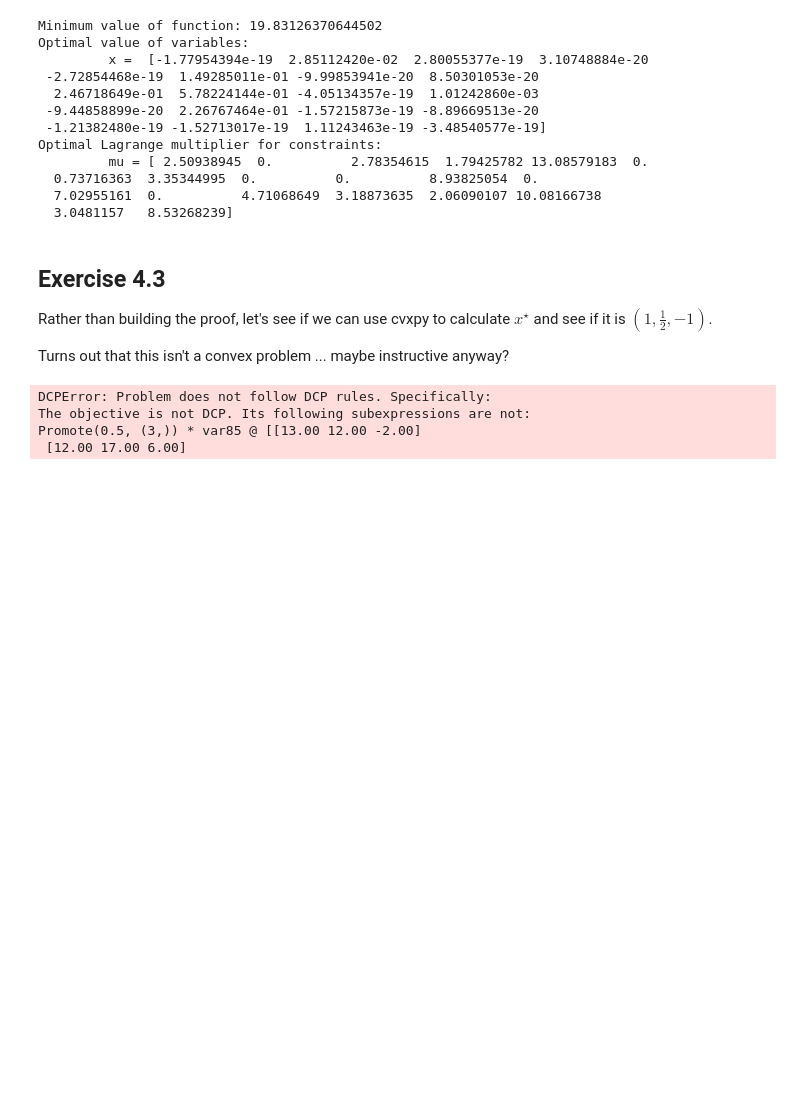
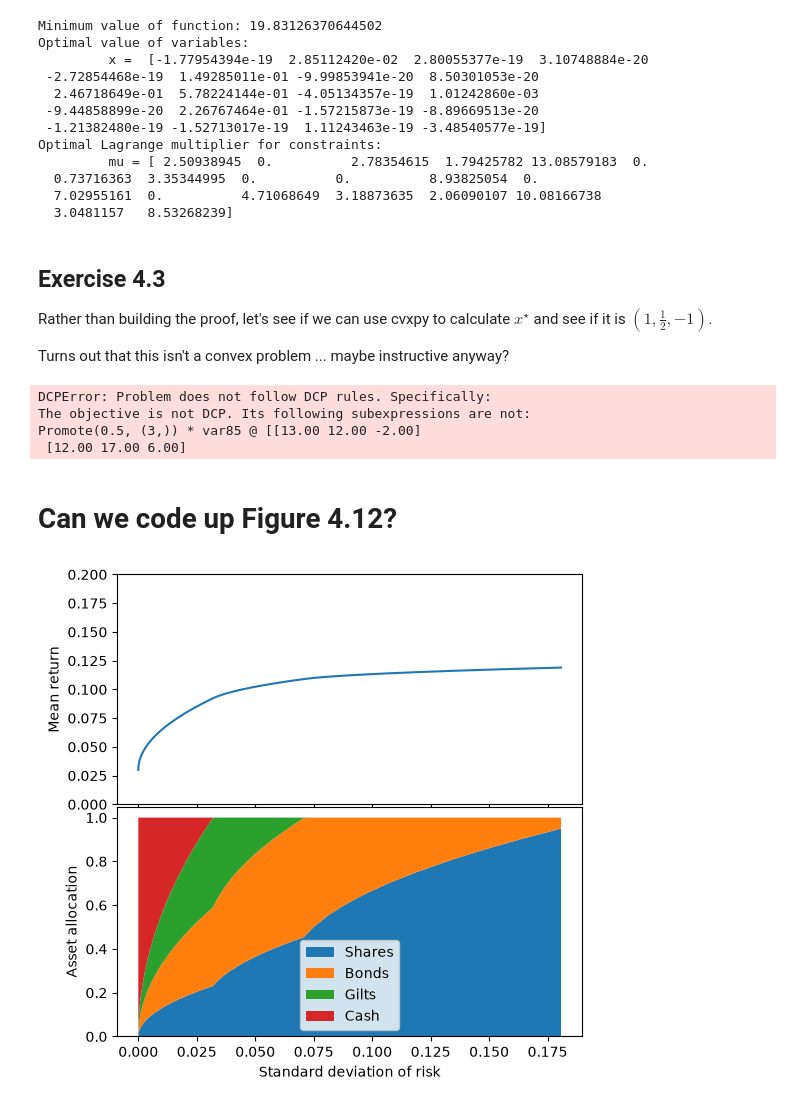
Before and after one commit to andreww/convex-games, a Jupyter notebook: first-notebook.ipynb, the cells around one changed output. Saved outputs shown, nothing was run; the diff lists cells and outputs as text; code cells hidden in the pictures; blank space fills up the shorter version.

```diff
--- a/first-notebook.ipynb
+++ b/first-notebook.ipynb
@@ -66,3 +66,66 @@ DCPError: Problem does not follow DCP rules. Specifically:
 The objective is not DCP. Its following subexpressions are not:
 Promote(0.5, (3,)) * var85 @ [[13.00 12.00 -2.00]
  [12.00 17.00 6.00]
+# %% [markdown]
+# Can we code up Figure 4.12?
+# %%
+import cvxpy as cp
+import numpy as np
+import matplotlib.pyplot as plt
+
+# Problem data (table on page 168).
+n = 4
+labels = ["Shares", "Bonds", "Gilts", "Cash"]
+sigma = np.zeros((4,4))
+sigma[0,0] = 0.2
+sigma[1,1] = 0.1
+sigma[2,2] = 0.05
+sigma[3,3] = 0.0 # variance
+p = np.array((0.12, 0.10, 0.07, 0.03)) # Prices
+x = cp.Variable(n) # Asset allocations (solved for)
+
+# problem parameters ()
+r_min = cp.Parameter(nonneg=True) # Minimum acceptable return
+
+
+# Construct the problem.
+
+objective = cp.Minimize(x.T @ sigma @ x)
+mean_return = p.T @ x
+constraints = [mean_return >= r_min,
+               cp.sum(x) == 1,
+               x >= 0]
+prob = cp.Problem(objective, constraints)
+
+# results for plotting
+mean_returns = []
+allocations = []
+risks = []
+
+for target in np.arange(0.02, 0.12, 0.001):
+    r_min.value = target
+    # The optimal objective value is returned by `prob.solve()`.
+    result = prob.solve()
+    # The optimal value for x is stored in `x.value`.
+    #print(f"For target minimum return of {target}")
+    #print(f"calculated risk is: {objective.value}")
+    risks.append(objective.value)
+    #print(f"mean return is: {mean_return.value}")
+    mean_returns.append(mean_return.value)
+    #print(f"asset allocation: {x.value}")
+    allocations.append(x.value)
+
+fig, axs = plt.subplots(nrows=2, sharex=True, figsize=(6, 6))
+fig.subplots_adjust(hspace=0.01)
+axs[0].plot(risks, mean_returns)
+axs[0].set_ylim(0.0, 0.20)
+axs[0].set_ylabel("Mean return")
+a = np.array(allocations)
+axs[1].stackplot(risks, a.T, labels=labels)
+axs[1].legend()
+axs[1].set_xlabel("Standard deviation of risk")
+axs[1].set_ylabel("Asset allocation")
+
+plt.show()
+# %% [output]
+[figure, added]
```
Also changed, not shown: 2 other files.
